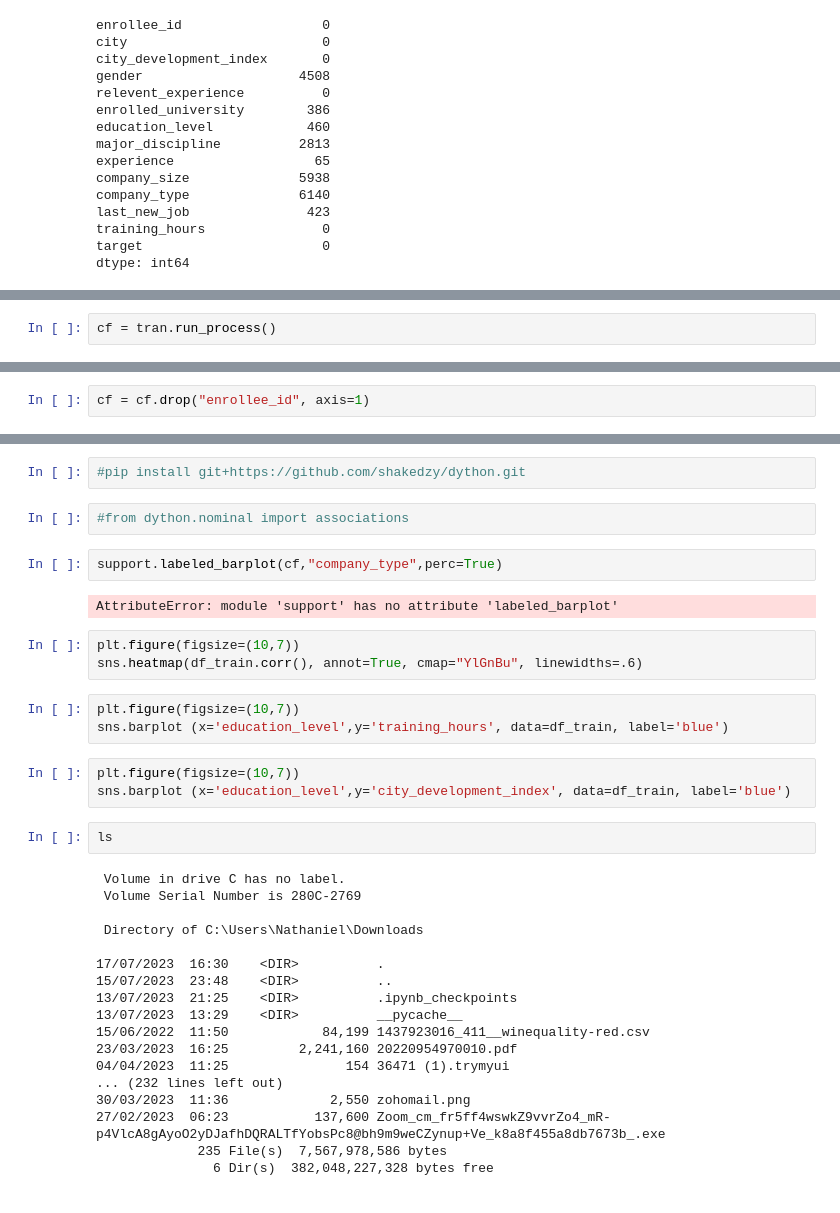
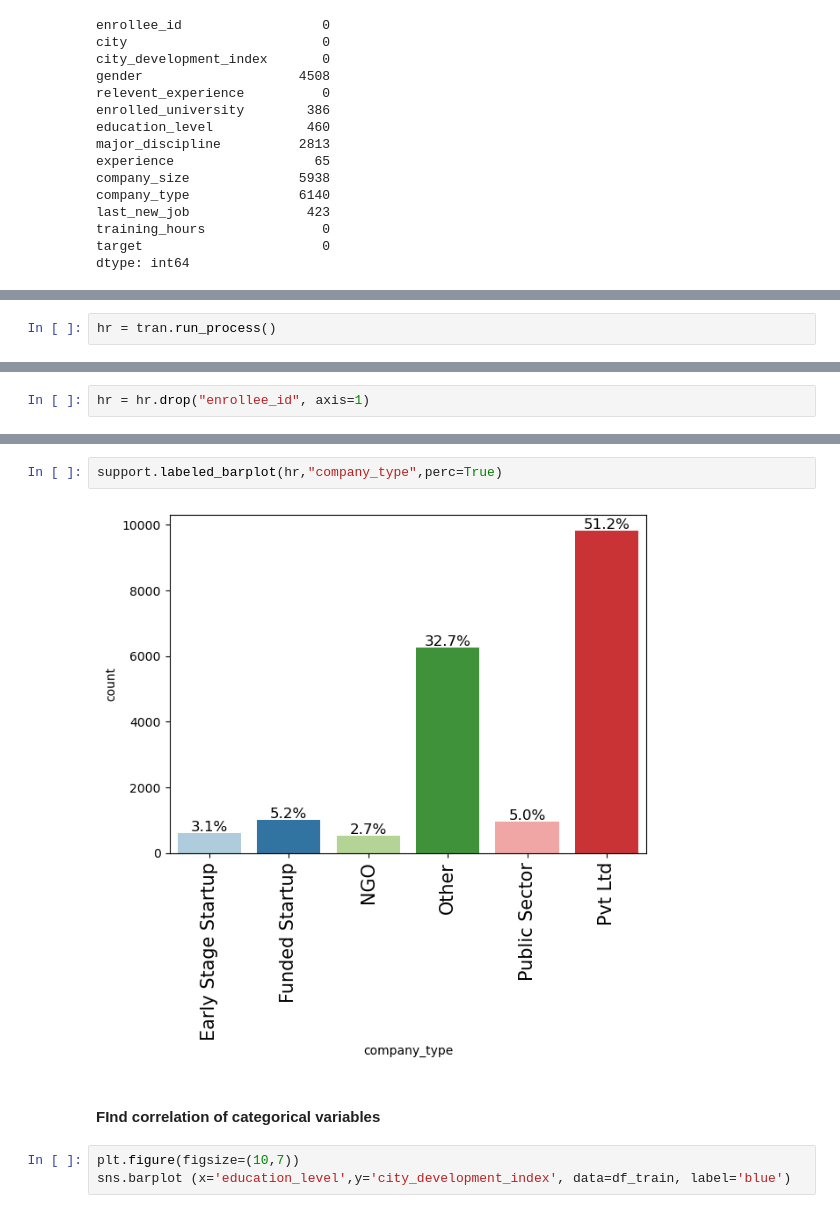
Before and after one commit to Nate73985/HR_Recruitment_Analysis, a Jupyter notebook: HR-Analytics.ipynb, the cells around one changed output, grey strips where cells are left out. Saved outputs shown, nothing was run; the diff lists cells and outputs as text.

Commit message:
data transformation

```diff
--- a/HR-Analytics.ipynb
+++ b/HR-Analytics.ipynb
@@ -198,3 +114,3 @@ NameError: name 'support' is not defined
 # %%
-cf = tran.run_process()
+hr = tran.run_process()
 # %%
@@ -216,4 +132,4 @@ training_hours            0
 target                    0
 dtype: int64
 # %%
-cf = cf.drop("enrollee_id", axis=1)
+hr = hr.drop("enrollee_id", axis=1)
@@ -236,37 +158,9 @@ pivot_ui(cf)
-# %%
-#pip install git+https://github.com/shakedzy/dython.git
-# %%
-#from dython.nominal import associations
 # %%
-support.labeled_barplot(cf,"company_type",perc=True)
+support.labeled_barplot(hr,"company_type",perc=True)
 # %% [output]
-AttributeError: module 'support' has no attribute 'labeled_barplot'
+[figure, added]
-# %%
-plt.figure(figsize=(10,7))
-sns.heatmap(df_train.corr(), annot=True, cmap="YlGnBu", linewidths=.6)
-# %%
-plt.figure(figsize=(10,7))
-sns.barplot (x='education_level',y='training_hours', data=df_train, label='blue')
+# %% [markdown]
+#### FInd correlation of categorical variables
 # %%
 plt.figure(figsize=(10,7))
 sns.barplot (x='education_level',y='city_development_index', data=df_train, label='blue')
-# %%
-ls
-# %% [output]
- Volume in drive C has no label.
- Volume Serial Number is 280C-2769
-
- Directory of C:\Users\Nathaniel\Downloads
-
-17/07/2023  16:30    <DIR>          .
-15/07/2023  23:48    <DIR>          ..
-13/07/2023  21:25    <DIR>          .ipynb_checkpoints
-13/07/2023  13:29    <DIR>          __pycache__
-15/06/2022  11:50            84,199 1437923016_411__winequality-red.csv
-23/03/2023  16:25         2,241,160 20220954970010.pdf
-04/04/2023  11:25               154 36471 (1).trymyui
-... (232 lines left out)
-30/03/2023  11:36             2,550 zohomail.png
-27/02/2023  06:23           137,600 Zoom_cm_fr5ff4wswkZ9vvrZo4_mR-p4VlcA8gAyoO2yDJafhDQRALTfYobsPc8@bh9m9weCZynup+Ve_k8a8f455a8db7673b_.exe
-             235 File(s)  7,567,978,586 bytes
-               6 Dir(s)  382,048,227,328 bytes free
```
Also changed, not shown: parts of 19 cells of this notebook, 1 other file.
